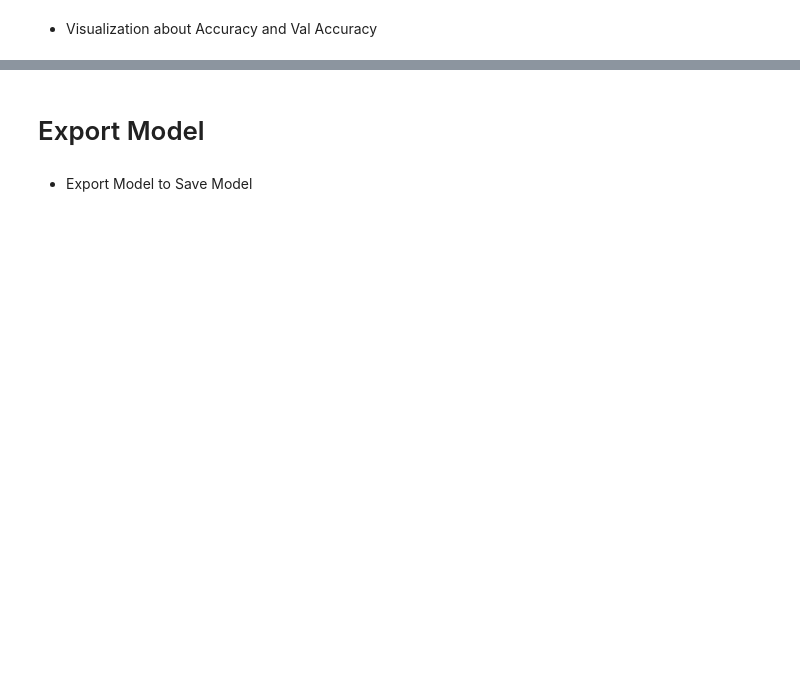
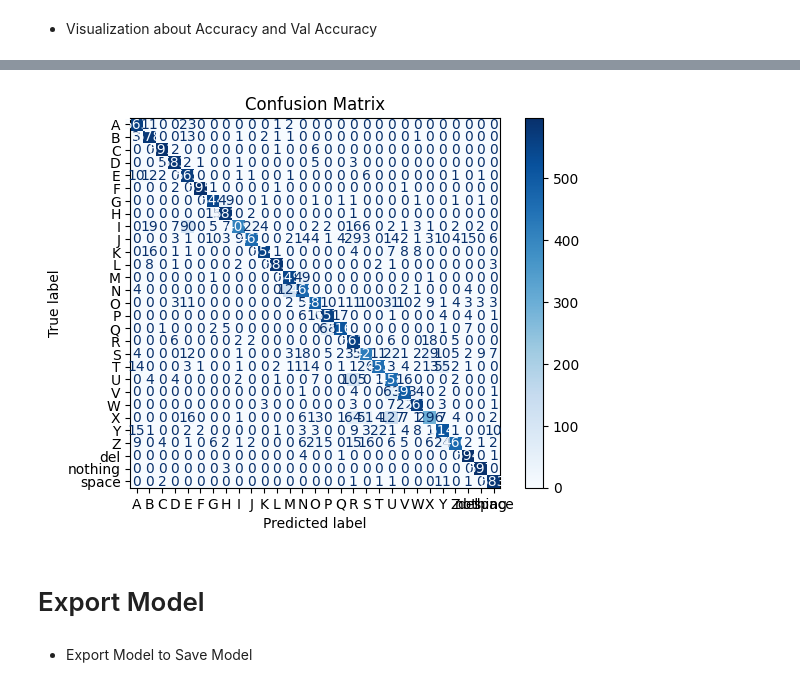
Before and after one commit to RizkyMlana/SignArgi-Model, a Jupyter notebook: notebooks/signModel.ipynb, the cells around one changed output, grey strips where cells are left out. Drawn from its saved outputs; the diff is of its cells as text; code cells hidden in the pictures; blank space fills up the shorter version.

```diff
--- a/notebooks/signModel.ipynb
+++ b/notebooks/signModel.ipynb
@@ -159,0 +228,16 @@ plt.show()
+# %%
+nb_samples= val_gen.samples
+
+y_pred_net = model_mobile.predict(val_gen, steps=int(np.ceil(nb_samples/val_gen.batch_size)))
+y_pred_classes = np.argmax(y_pred_net, axis=1)
+
+y_true = val_gen.classes
+
+cm = confusion_matrix(y_true, y_pred_classes)
+class_names = list(val_gen.class_indices.keys())
+
+disp = ConfusionMatrixDisplay(confusion_matrix=cm, display_labels=class_names)
+disp.plot(cmap=plt.cm.Blues)
+plt.title("Confusion Matrix")
+plt.show()
+# %% [output]
@@ -160,3 +245,4 @@ plt.show()
+[figure, added]
 # %%
 
 file_path = "../dataset/asl_alphabet_test/A.jpg"
```
Also changed, not shown: parts of 18 cells of this notebook, 7 other files.
